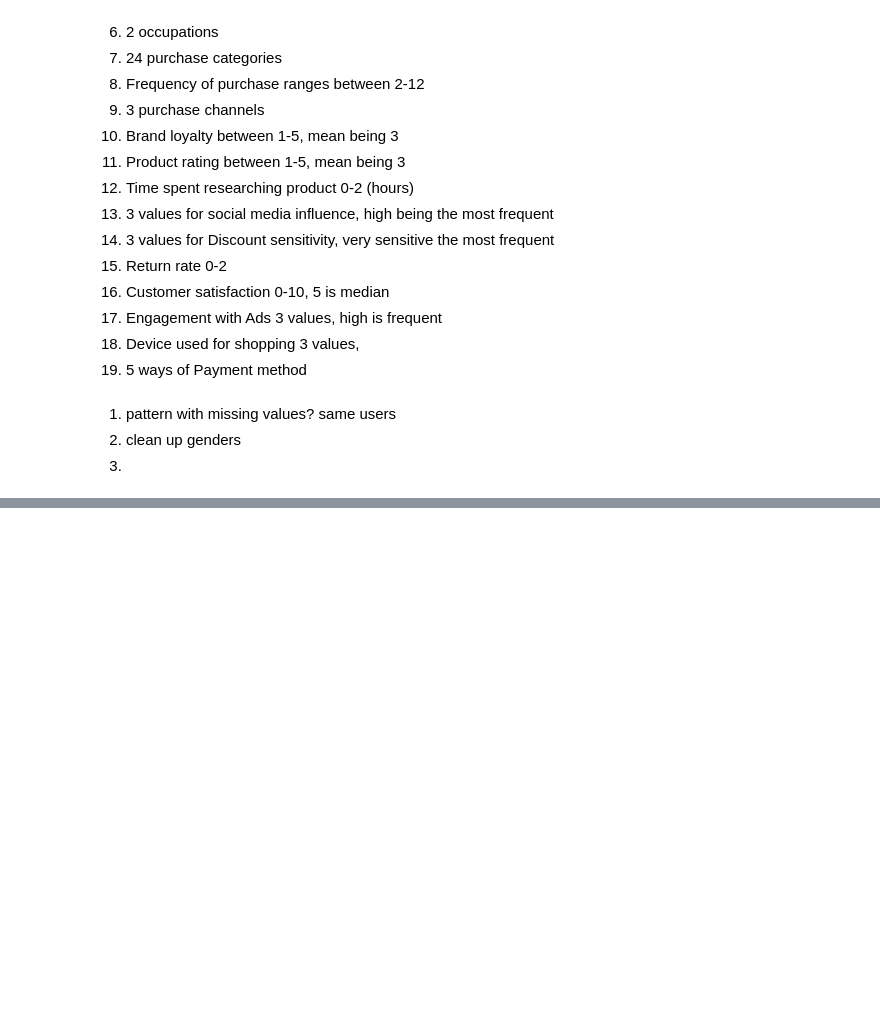
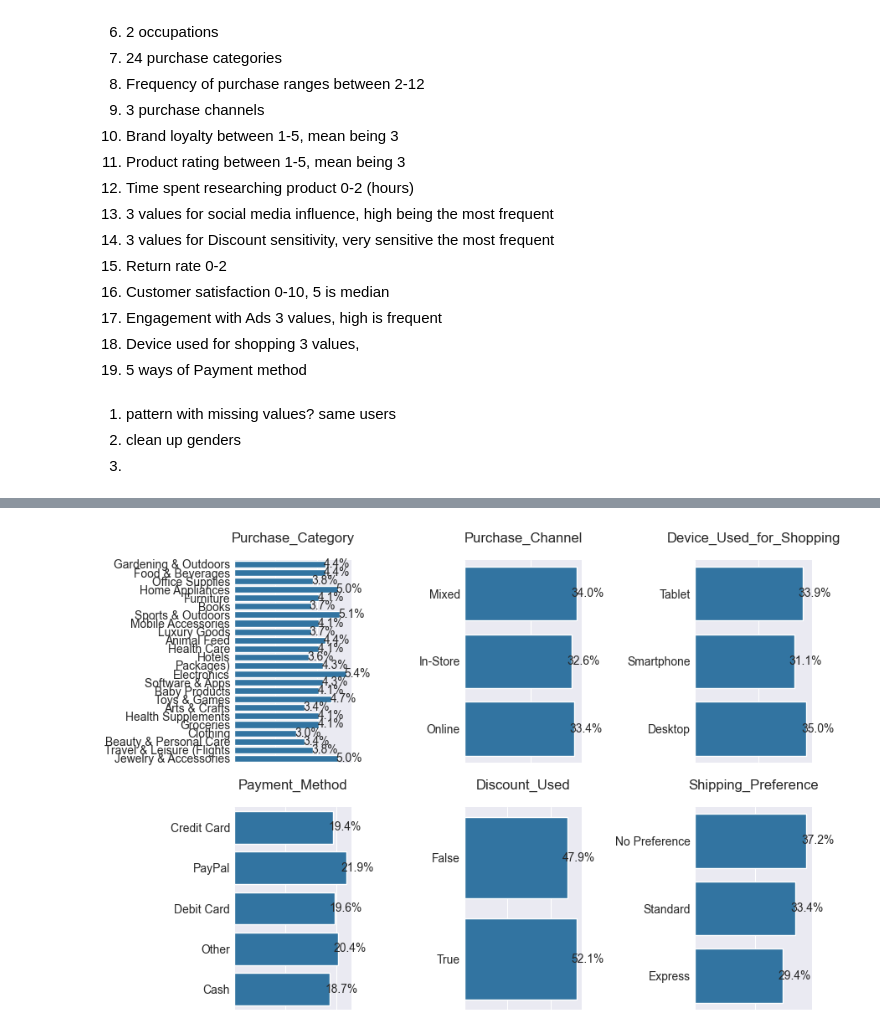
Before and after one commit to CelineChiLamNg/ecommerce_segmentation, a Jupyter notebook: analysis.ipynb, the cells around one changed output, grey strips where cells are left out. Cells and saved outputs as stored; diff of their text form; code cells hidden in the pictures; blank space fills up the shorter version.

```diff
--- a/analysis.ipynb
+++ b/analysis.ipynb
@@ -110,0 +353,5 @@ Engagement_with_Ads (25.6%)
+# %%
+percentage_subplots(data=data_distribution, columns=purchase_pattern_cat, nrows=2,
+                    ncols=3)
+# %% [output]
+[figure, added]
```
Also changed, not shown: parts of 37 cells of this notebook, 1 other file.
